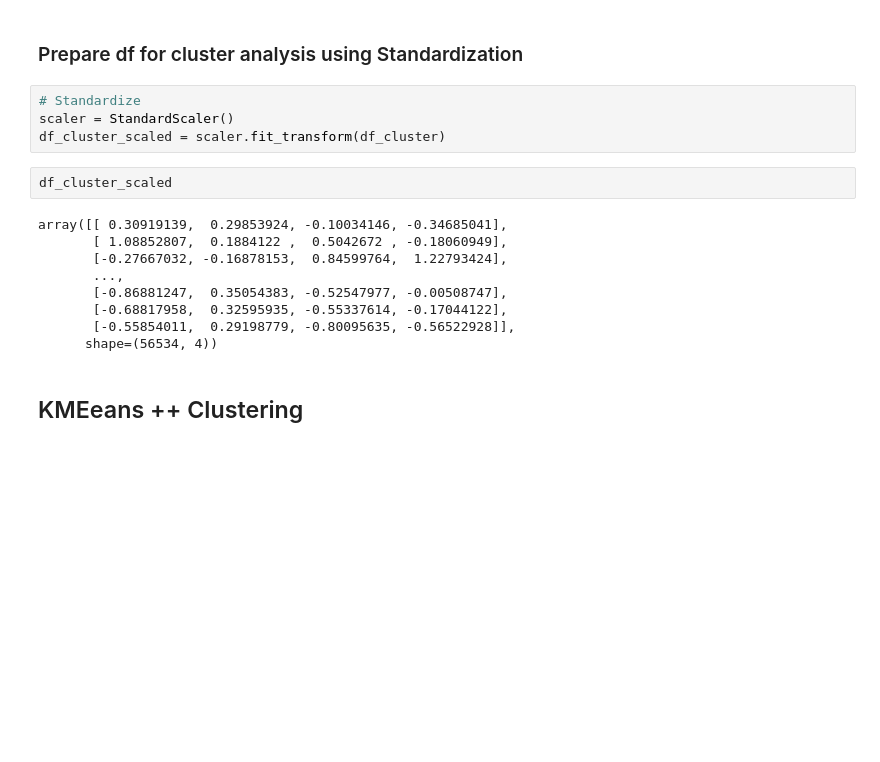
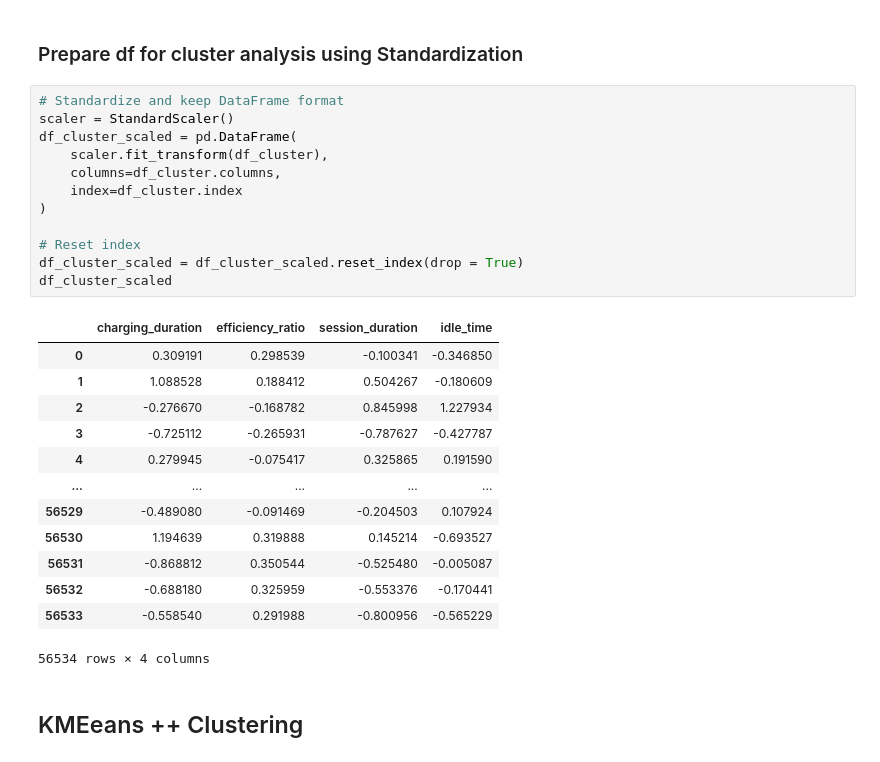
Before and after one commit to JanRkck/AA24, a Jupyter notebook: 03_cluster_analysis.ipynb, the cells around one changed output. Drawn from its saved outputs; the diff is of its cells as text; blank space fills up the shorter version.

```diff
--- a/03_cluster_analysis.ipynb
+++ b/03_cluster_analysis.ipynb
@@ -202,21 +229,32 @@ df_cluster
 56534 rows × 4 columns
 # %% [markdown]
 ### Prepare df for cluster analysis using Standardization
-# %%
-# Standardize
-scaler = StandardScaler()
-df_cluster_scaled = scaler.fit_transform(df_cluster)
-# %%
-df_cluster_scaled
-# %% [output]
-array([[ 0.30919139,  0.29853924, -0.10034146, -0.34685041],
-       [ 1.08852807,  0.1884122 ,  0.5042672 , -0.18060949],
-       [-0.27667032, -0.16878153,  0.84599764,  1.22793424],
-       ...,
-       [-0.86881247,  0.35054383, -0.52547977, -0.00508747],
-       [-0.68817958,  0.32595935, -0.55337614, -0.17044122],
-       [-0.55854011,  0.29198779, -0.80095635, -0.56522928]],
-      shape=(56534, 4))
+# %%
+# Standardize and keep DataFrame format
+scaler = StandardScaler()
+df_cluster_scaled = pd.DataFrame(
+    scaler.fit_transform(df_cluster),
+    columns=df_cluster.columns,
+    index=df_cluster.index
+)
+
+# Reset index
+df_cluster_scaled = df_cluster_scaled.reset_index(drop = True)
+df_cluster_scaled
+# %% [output]
+|  | charging_duration | efficiency_ratio | session_duration | idle_time |
+| 0 | 0.309191 | 0.298539 | -0.100341 | -0.346850 |
+| 1 | 1.088528 | 0.188412 | 0.504267 | -0.180609 |
+| 2 | -0.276670 | -0.168782 | 0.845998 | 1.227934 |
+| 3 | -0.725112 | -0.265931 | -0.787627 | -0.427787 |
+| 4 | 0.279945 | -0.075417 | 0.325865 | 0.191590 |
+| ... | ... | ... | ... | ... |
+| 56529 | -0.489080 | -0.091469 | -0.204503 | 0.107924 |
+| 56530 | 1.194639 | 0.319888 | 0.145214 | -0.693527 |
+| 56531 | -0.868812 | 0.350544 | -0.525480 | -0.005087 |
+| 56532 | -0.688180 | 0.325959 | -0.553376 | -0.170441 |
+| 56533 | -0.558540 | 0.291988 | -0.800956 | -0.565229 |
+56534 rows × 4 columns
 # %% [markdown]
 ## KMEeans ++ Clustering
 # %% [markdown]
```
Also changed, not shown: parts of 22 cells of this notebook, 1 other file.
